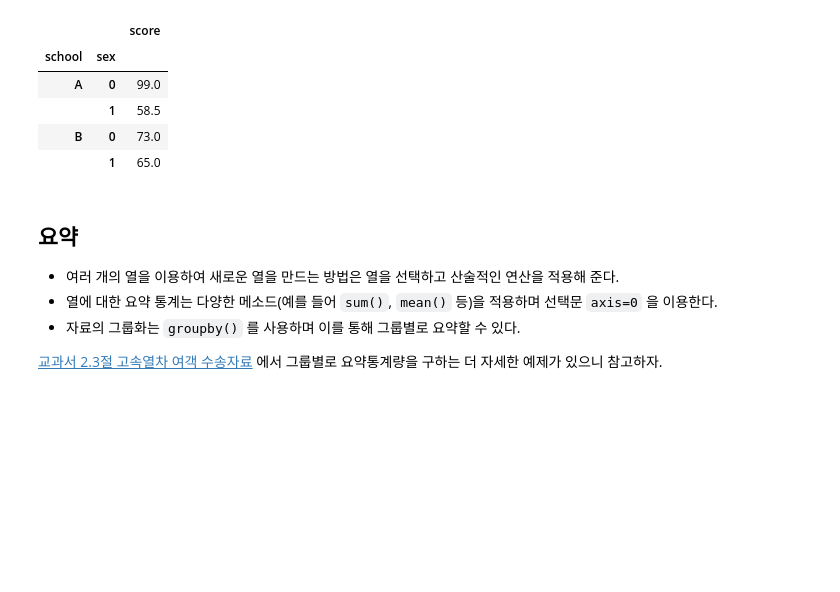
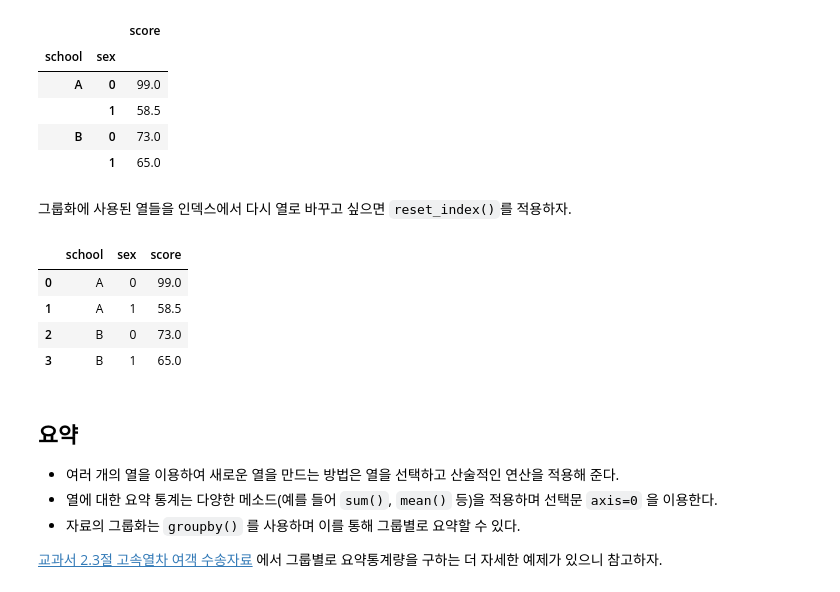
Before and after one commit to UOS-Bigdata/bigdatabook, a Jupyter notebook: _sources/chapters/04/dataframe-summary.ipynb, the cells around one changed output. Cells and saved outputs as stored; diff of their text form; code cells hidden in the pictures; blank space fills up the shorter version.

```diff
--- a/_sources/chapters/04/dataframe-summary.ipynb
+++ b/_sources/chapters/04/dataframe-summary.ipynb
@@ -402,6 +422,16 @@ df2.groupby( by =["school", "sex"]).mean()
 |  | 1 | 58.5 |
 | B | 0 | 73.0 |
 |  | 1 | 65.0 |
+# %% [markdown]
+그룹화에 사용된 열들을 인덱스에서 다시 열로 바꾸고 싶으면 `reset_index()`를 적용하자.
+# %%
+df2.groupby( by =["school", "sex"]).mean().reset_index()
+# %% [output]
+|  | school | sex | score |
+| 0 | A | 0 | 99.0 |
+| 1 | A | 1 | 58.5 |
+| 2 | B | 0 | 73.0 |
+| 3 | B | 1 | 65.0 |
 # %% [markdown]
 ## 요약
 
```
Also changed, not shown: parts of 10 cells of this notebook, 4 other files.
